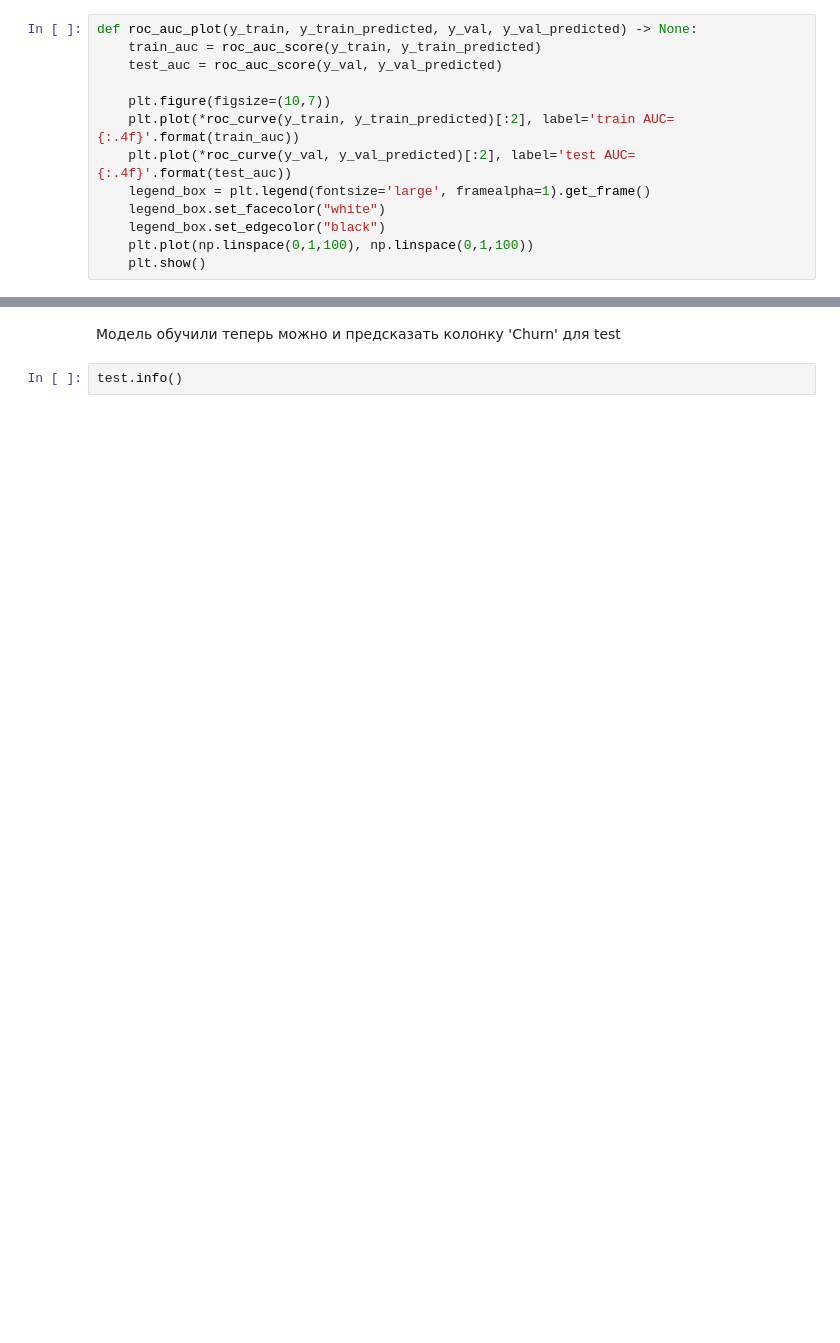
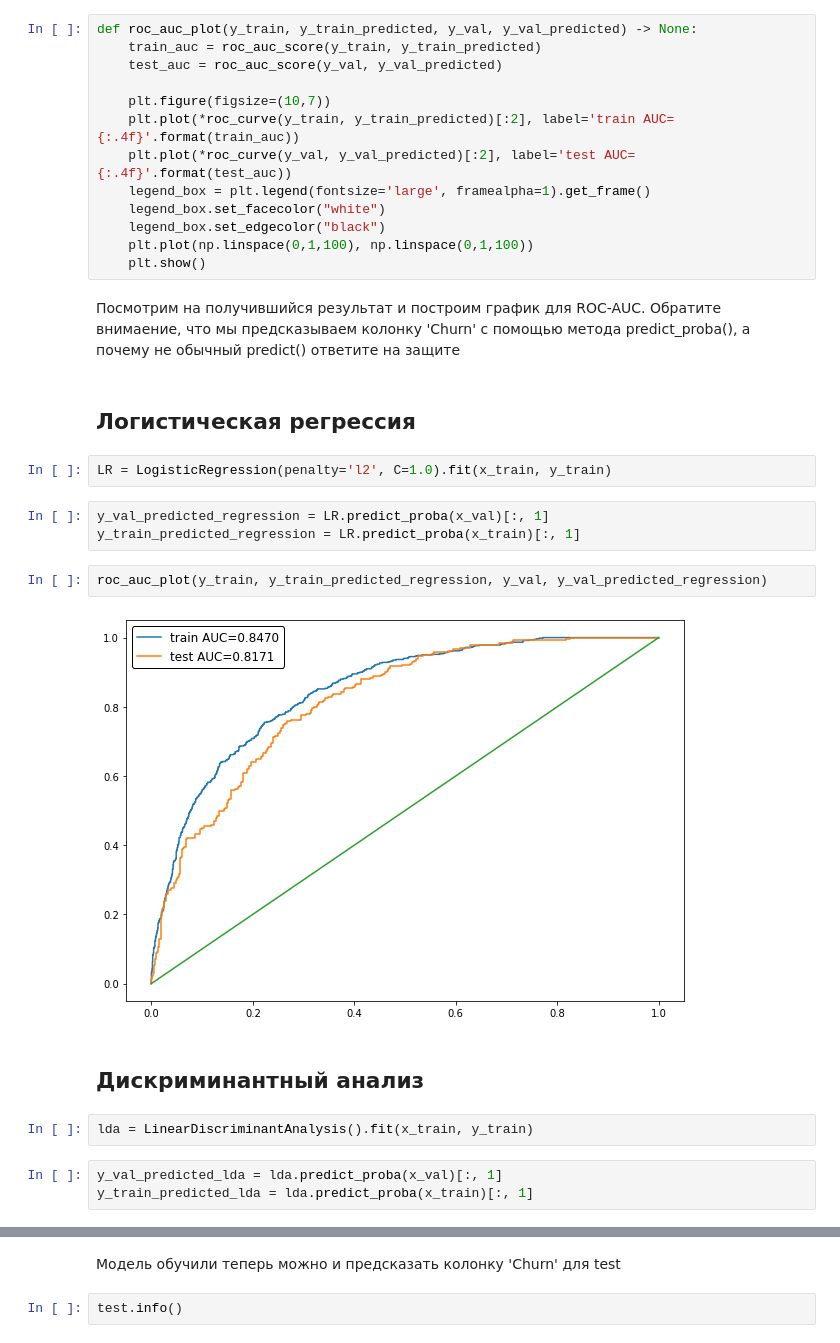
Before and after one commit to makarty/edu-works, a Jupyter notebook: data analysis/2practical/baseline.ipynb, the cells around one changed output, grey strips where cells are left out. Drawn from its saved outputs; the diff is of its cells as text; blank space fills up the shorter version.

```diff
--- a/data analysis/2practical/baseline.ipynb
+++ b/data analysis/2practical/baseline.ipynb
@@ -275,3 +280,23 @@ def roc_auc_plot(y_train, y_train_predicted, y_val, y_val_predicted) -> None:
     legend_box.set_edgecolor("black")
     plt.plot(np.linspace(0,1,100), np.linspace(0,1,100))
     plt.show()
+# %% [markdown]
+Посмотрим на получившийся результат и построим график для ROC-AUC. Обратите внимаение, что мы предсказываем колонку 'Churn' с помощью метода predict_proba(), а почему не обычный predict() ответите на защите
+# %% [markdown]
+## Логистическая регрессия
+# %%
+LR = LogisticRegression(penalty='l2', C=1.0).fit(x_train, y_train)
+# %%
+y_val_predicted_regression = LR.predict_proba(x_val)[:, 1]
+y_train_predicted_regression = LR.predict_proba(x_train)[:, 1]
+# %%
+roc_auc_plot(y_train, y_train_predicted_regression, y_val, y_val_predicted_regression)
+# %% [output]
+[figure, added]
+# %% [markdown]
+## Дискриминантный анализ
+# %%
+lda = LinearDiscriminantAnalysis().fit(x_train, y_train)
+# %%
+y_val_predicted_lda = lda.predict_proba(x_val)[:, 1]
+y_train_predicted_lda = lda.predict_proba(x_train)[:, 1]
```
Also changed, not shown: parts of 38 cells of this notebook.
